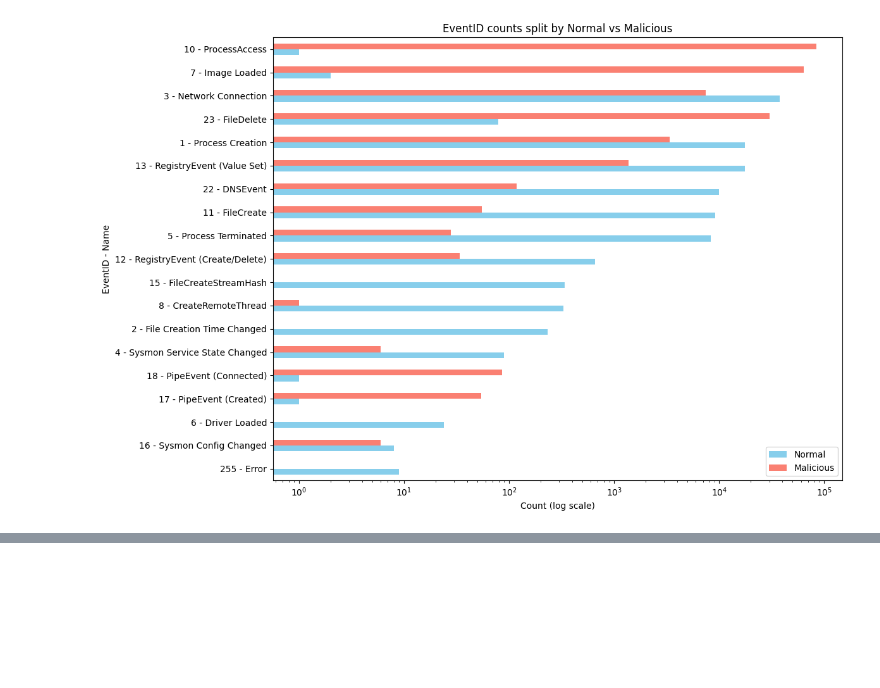
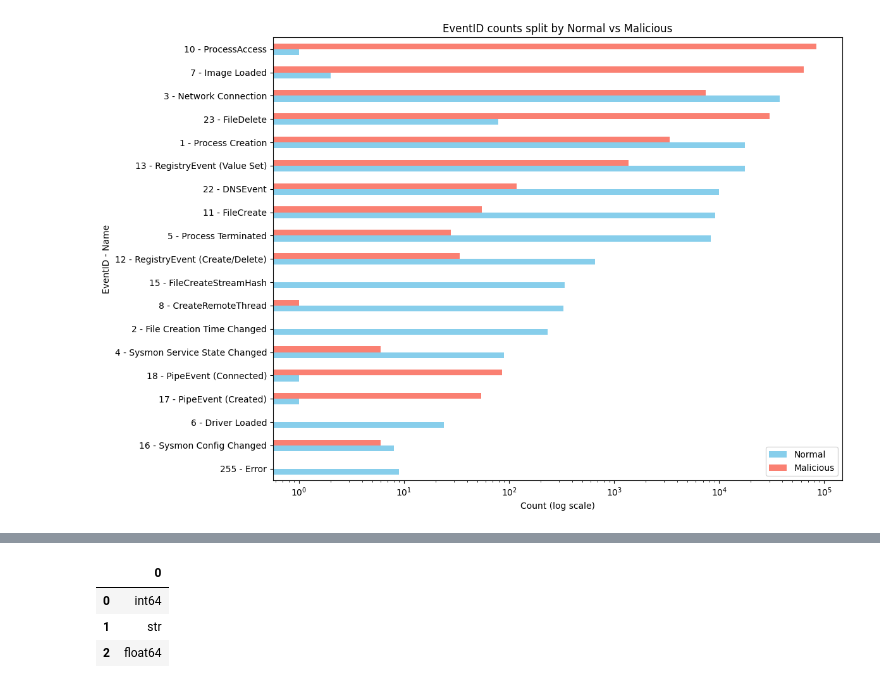
Before and after one commit to Cyrotian/Sustainable-Machine-Learning-for-Lateral-Movement-Detection, a Jupyter notebook: notebooks/exploratory_analysis.ipynb, the cells around one changed output, grey strips where cells are left out. Cells and saved outputs as stored; diff of their text form; code cells hidden in the pictures; blank space fills up the shorter version.

```diff
--- a/notebooks/exploratory_analysis.ipynb
+++ b/notebooks/exploratory_analysis.ipynb
@@ -121,0 +151,22 @@ plt.show()
+# %%
+not_useful_cols
+
+# Columns to drop based on Christos Smiliotopoulos, plus some additional ones that are unlikely to be useful for modeling because they have the same value for all rows
+addtional_cols_to_drop = [
+    'Name',
+    'Guid',
+    'Opcode',
+    'Keywords',
+    'Correlation',
+    'Channel',
+    'State',
+    'Version',
+    'StartFunction',
+    'ID'
+]
+
+for col in addtional_cols_to_drop:
+    if col not in not_useful_cols:
+        not_useful_cols.append(col)
+
+len(not_useful_cols)
@@ -121,0 +198,7 @@ plt.show()
+# %%
+pd.DataFrame(X.dtypes.unique().tolist())
+# %% [output]
+|  | 0 |
+| 0 | int64 |
+| 1 | str |
+| 2 | float64 |
```
Also changed, not shown: parts of 23 cells of this notebook.
